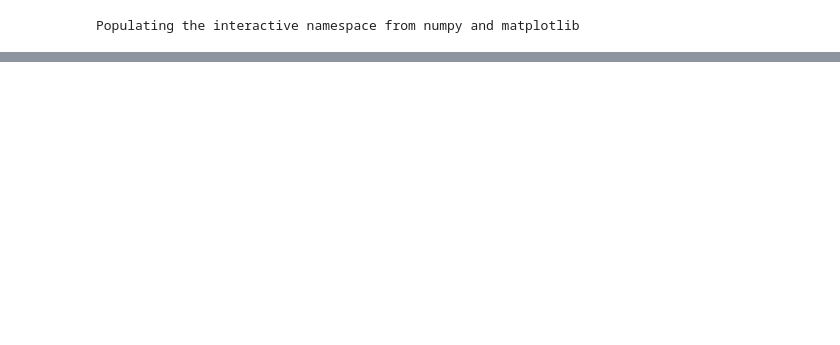
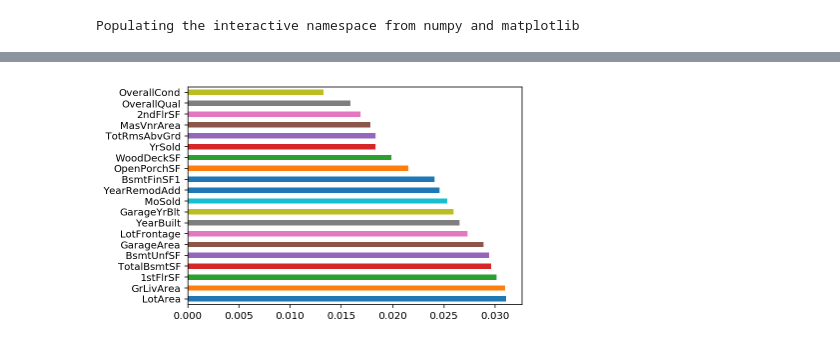
Before and after one commit to ser-serege/Homework, a Jupyter notebook: The main-Copy2.ipynb, the cells around one changed output, grey strips where cells are left out. Cells and saved outputs as stored; diff of their text form; code cells hidden in the pictures; blank space fills up the shorter version.

```diff
--- a/The main-Copy2.ipynb
+++ b/The main-Copy2.ipynb
@@ -197,0 +99,11 @@ CV accuracy score: 44.83%
+# %%
+X_train, X_test, Y_train, Y_test = train_test_split( X_scaled, y_train, test_size = 0.3, random_state = 0 )
+# %%
+X_test.drop(unique_list, axis=1, inplace=True)
+X_train.drop(unique_list, axis=1, inplace=True)
+# %%
+from sklearn.ensemble import RandomForestClassifier
+
+clf_rf = RandomForestClassifier(n_estimators=1000, max_depth=100, n_jobs=-1 )
+
+clf_rf.fit(X_train, Y_train)
@@ -197,0 +124,3 @@ CV accuracy score: 44.83%
+# %%
+imp = pd.Series(clf_rf.feature_importances_, index=X_train.columns)
+imp.sort_values(ascending=False)
@@ -197,0 +145,4 @@ CV accuracy score: 44.83%
+# %%
+imp.sort_values(ascending=False).iloc[:20].plot(kind='barh');
+# %% [output]
+[figure, added]
```
Also changed, not shown: parts of 135 cells of this notebook.
